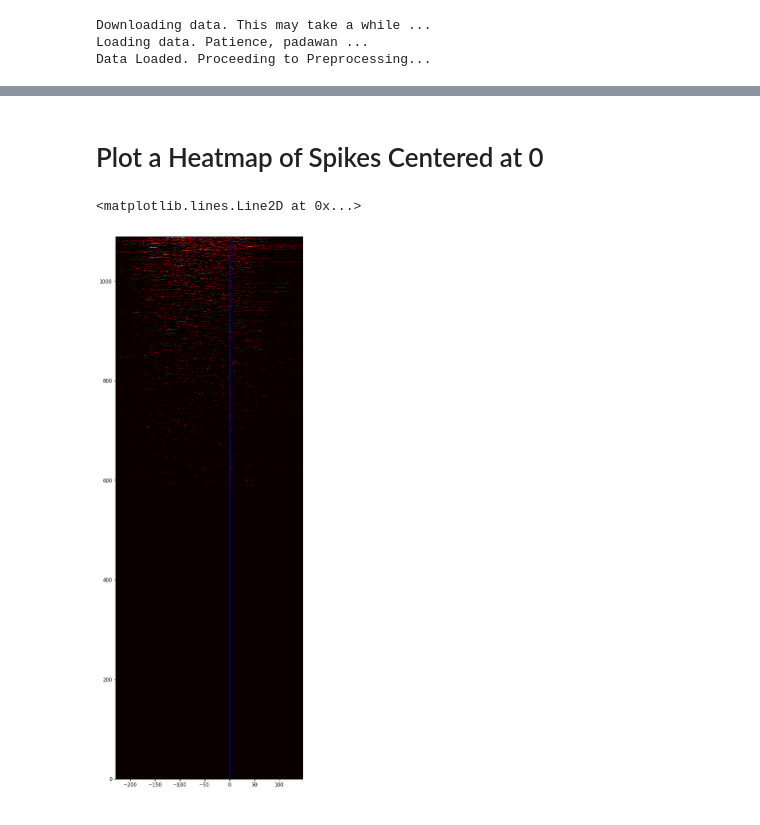
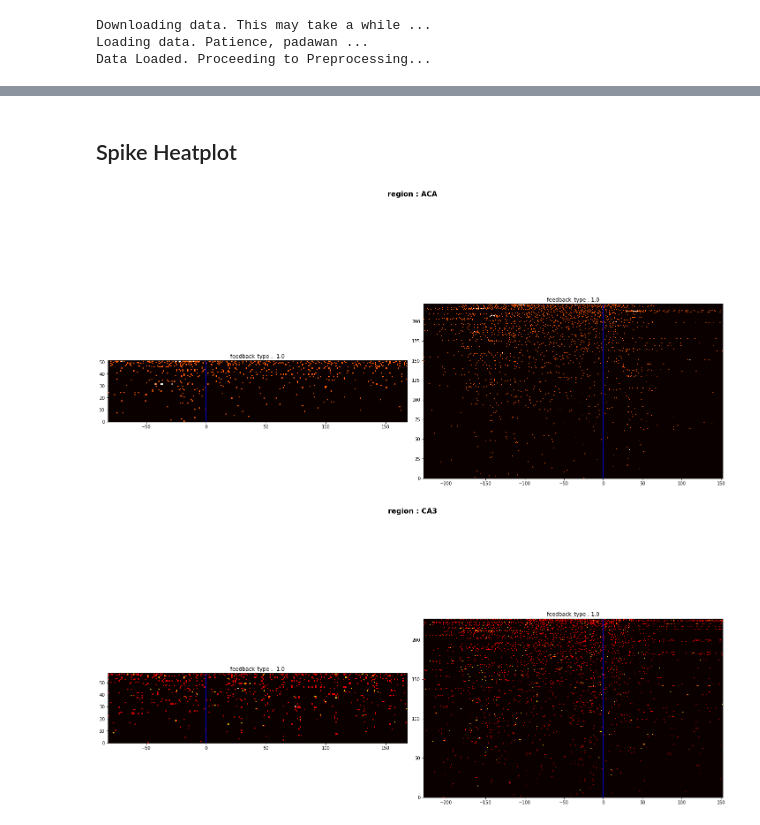
Before and after one commit to jordanlei/neuromatch-project, a Jupyter notebook: garrett_spikes.ipynb, the cells around one changed output, grey strips where cells are left out. Cells and saved outputs as stored; diff of their text form; code cells hidden in the pictures.

Commit message:
Able to define figure, subplot content

```diff
--- a/garrett_spikes.ipynb
+++ b/garrett_spikes.ipynb
@@ -54,3 +133,0 @@ aca = aca[aca["trial"].isin(trials)];
-# %%
-df['mean_rate'] = np.mean((df.iloc[:, :250] > 0).to_numpy(),axis=1)
-df = df.sort_values('mean_rate',ascending=False)
@@ -80,9 +134,13 @@ for n in np.arange(sh[0]):
-# %% [markdown]
-# Plot a Heatmap of Spikes Centered at 0
-# %%
-plt.figure(figsize=(20, 20))
-plt.imshow(centered_array[:], cmap='hot',extent=(-max_val,max_shift,0,sh[0]))
-plt.axvline(x=0,color='blue')
-# %% [output]
-<matplotlib.lines.Line2D at 0x...>
-[figure, removed]
+# %%
+# Note: ACB will not show up with default settings
+f = {"region": ["ACA",'ACB','CA3'],"session": [0],"trial": np.arange(5)}
+spike_center = 'feedback_time'
+figures = 'region'
+subplots = 'feedback_type'
+# %% [markdown]
+## Spike Heatplot
+# %%
+centered_plots(df,plot='histogram',center=spike_center,fig=figures,sub=subplots,filter_=f)
+# %% [output]
+[figure, added]
+[figure, added]
```
Also changed, not shown: parts of 15 cells of this notebook.
